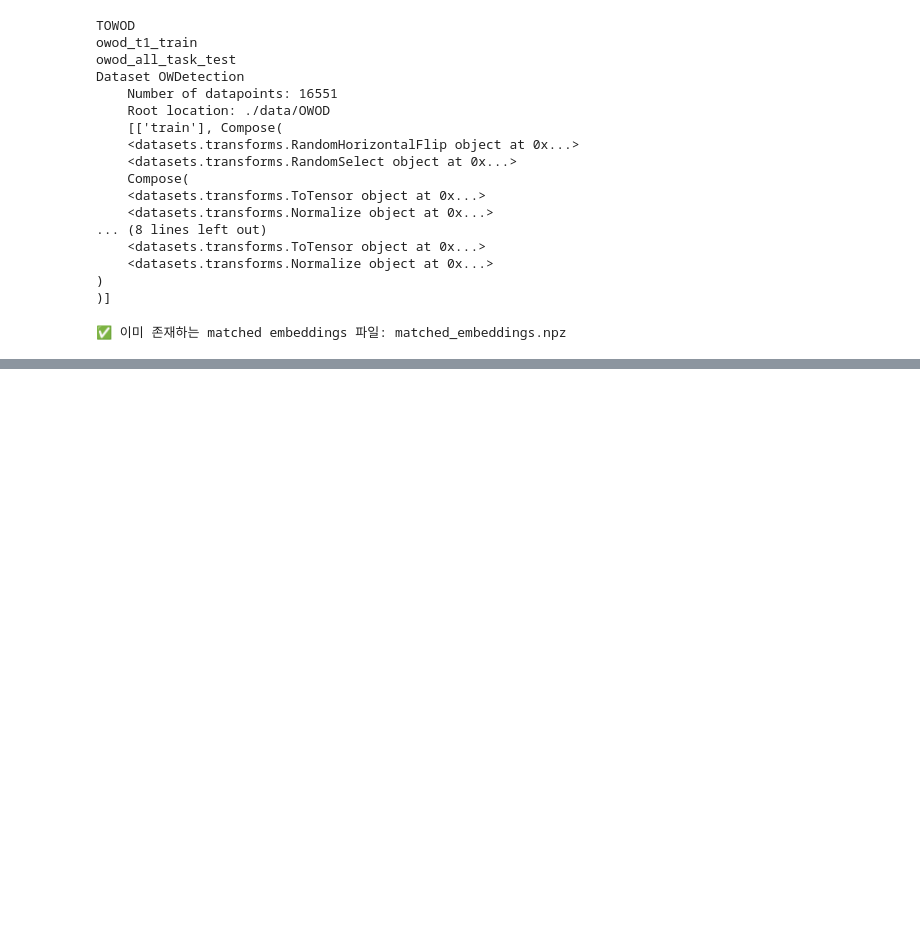
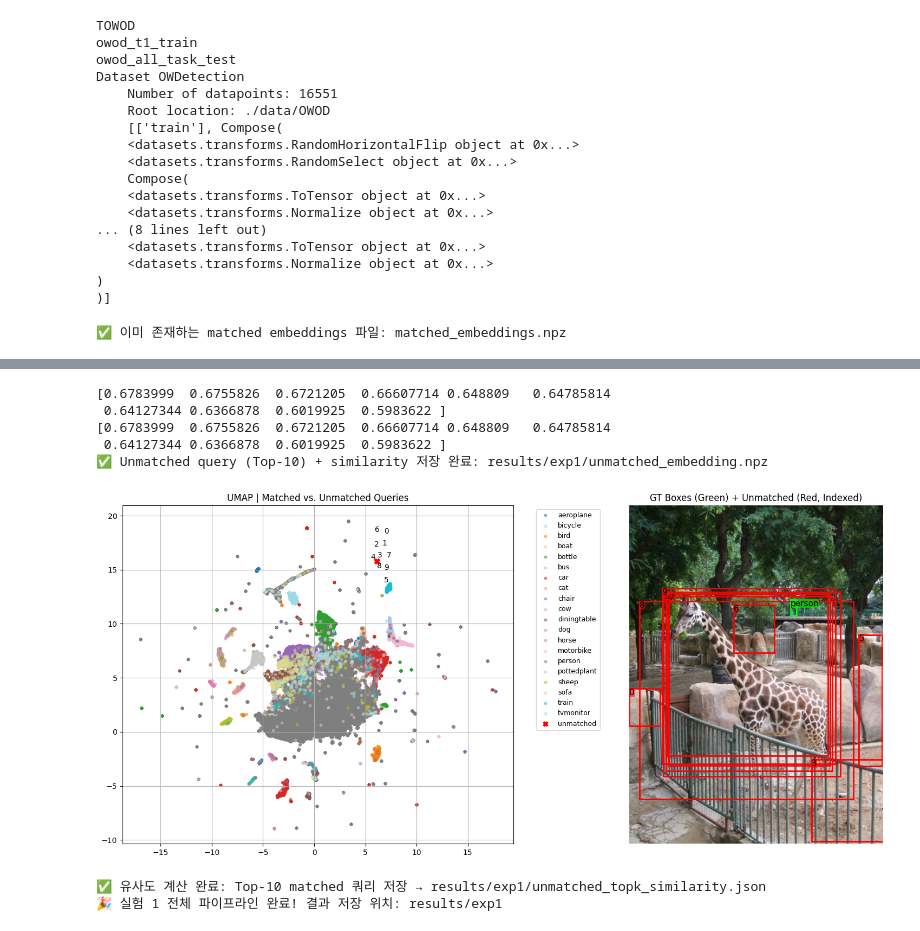
Before and after one commit to kyh980909/Contextual_Labeling, a Jupyter notebook: test2.ipynb, the cells around one changed output, grey strips where cells are left out. Drawn from its saved outputs; the diff is of its cells as text; code cells hidden in the pictures; blank space fills up the shorter version.

Commit message:
merge: Update exp1 results

```diff
--- a/test2.ipynb
+++ b/test2.ipynb
@@ -583,2 +581,26 @@ unmatched_embeddings, unmatched_boxes, unmatched_scores, prob, query_embeddings
 ✅ 유사도 계산 완료: Top-10 matched 쿼리 저장 → results/exp1/unmatched_topk_similarity.json
 🎉 실험 1 전체 파이프라인 완료! 결과 저장 위치: results/exp1
+# %%
+test_id = 5555
+# Top-k
+unmatched_embeddings, unmatched_boxes, unmatched_scores, prob, query_embeddings = run_full_experiment_1_pipeline(
+    model=model,
+    matcher=matcher,
+    data_loader_val=data_loader_val,
+    device=device,
+    test_index=test_id,  # 임의의 테스트 이미지
+    method="UMAP",
+    topk=10,
+    save_dir="results/exp1",
+    largest=True,
+    criterion="prob"  # "obj", "prob", "cosine"
+)
+# %% [output]
+[0.6783999  0.6755826  0.6721205  0.66607714 0.648809   0.64785814
+ 0.64127344 0.6366878  0.6019925  0.5983622 ]
+[0.6783999  0.6755826  0.6721205  0.66607714 0.648809   0.64785814
+ 0.64127344 0.6366878  0.6019925  0.5983622 ]
+✅ Unmatched query (Top-10) + similarity 저장 완료: results/exp1/unmatched_embedding.npz
+[figure, added]
+✅ 유사도 계산 완료: Top-10 matched 쿼리 저장 → results/exp1/unmatched_topk_similarity.json
+🎉 실험 1 전체 파이프라인 완료! 결과 저장 위치: results/exp1
```
Also changed, not shown: parts of 4 cells of this notebook, 1 other file.
